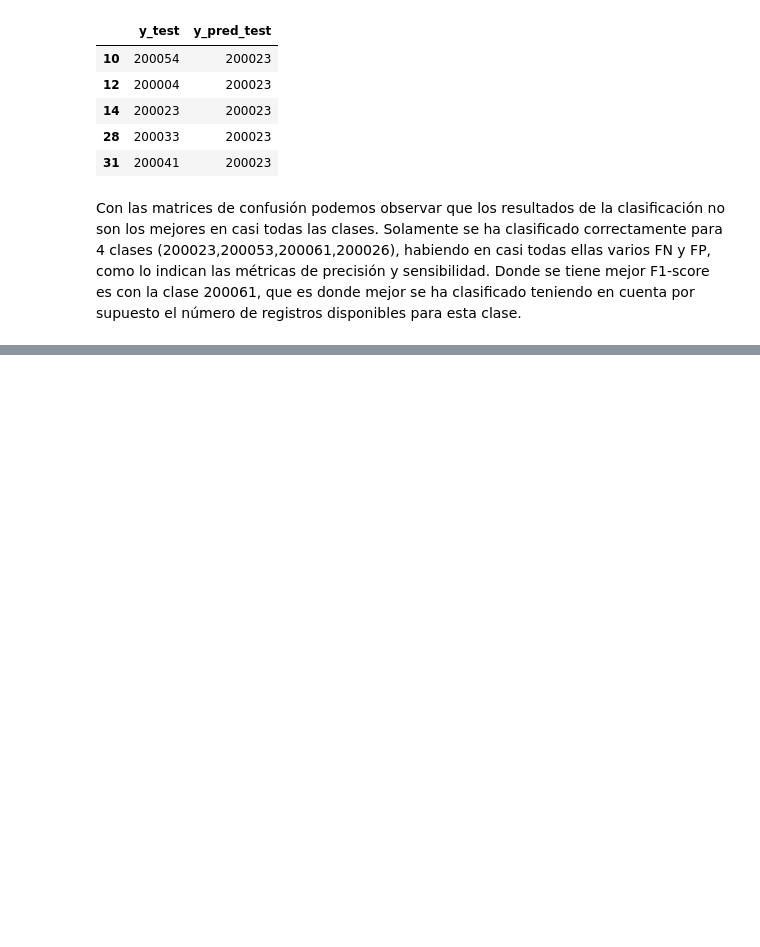
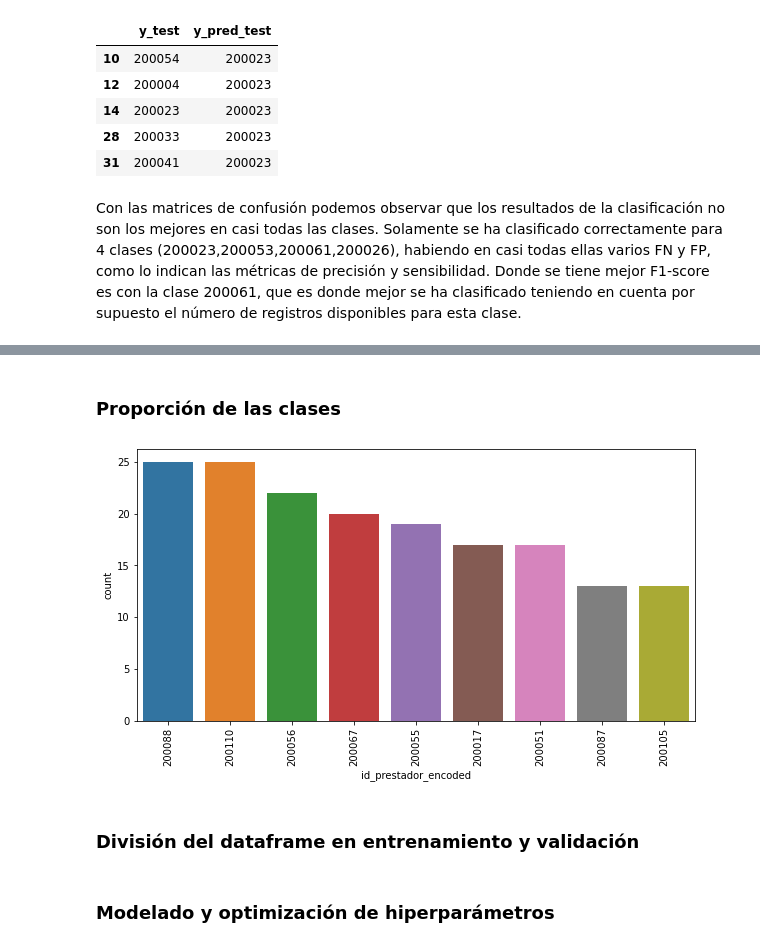
Before and after one commit to JuanMajul/Mentoria_DiploDatos2021, a Jupyter notebook: Notebooks/Practico_4.ipynb, the cells around one changed output, grey strips where cells are left out. Cells and saved outputs as stored; diff of their text form; code cells hidden in the pictures; blank space fills up the shorter version.

Commit message:
Practico_4: se agrego la especilidad pediatria y un bosquejo del informe

```diff
--- a/Notebooks/Practico_4.ipynb
+++ b/Notebooks/Practico_4.ipynb
@@ -705,0 +703,8 @@ Con las matrices de confusión podemos observar que los resultados de la clasifi
+# %%
+df_pediatria=df_filtrado[df_filtrado['especialidad_pediatria']==1]
+df_pediatria.drop(['especialidad_clinica',
+       'especialidad_nutricion',
+       'especialidad_pediatria',
+       'categoria_prestador_gold', 'categoria_prestador_silver',
+       'categoria_prestador_standard', 'categoria_socio_gold',
+       'categoria_socio_silver', 'categoria_socio_standard'],axis=1,inplace=True)
@@ -705,0 +768,4 @@ Con las matrices de confusión podemos observar que los resultados de la clasifi
+# %%
+df_pediatria=df_pediatria.drop_duplicates()
+# %%
+df_pediatria.drop(['id_socio_encoded'],axis=1,inplace=True)
@@ -705,0 +793,11 @@ Con las matrices de confusión podemos observar que los resultados de la clasifi
+# %% [markdown]
+### Proporción de las clases
+# %%
+plt.figure(figsize=(10,5))
+sns.countplot(df_pediatria.id_prestador_encoded,order=df_pediatria.id_prestador_encoded.value_counts().index)
+plt.xticks(rotation=90)
+plt.show()
+# %% [output]
+[figure, added]
+# %% [markdown]
+### División del dataframe en entrenamiento y validación
@@ -705,0 +809,2 @@ Con las matrices de confusión podemos observar que los resultados de la clasifi
+# %% [markdown]
+### Modelado y optimización de hiperparámetros
```
Also changed, not shown: parts of 24 cells of this notebook, 1 other file.
